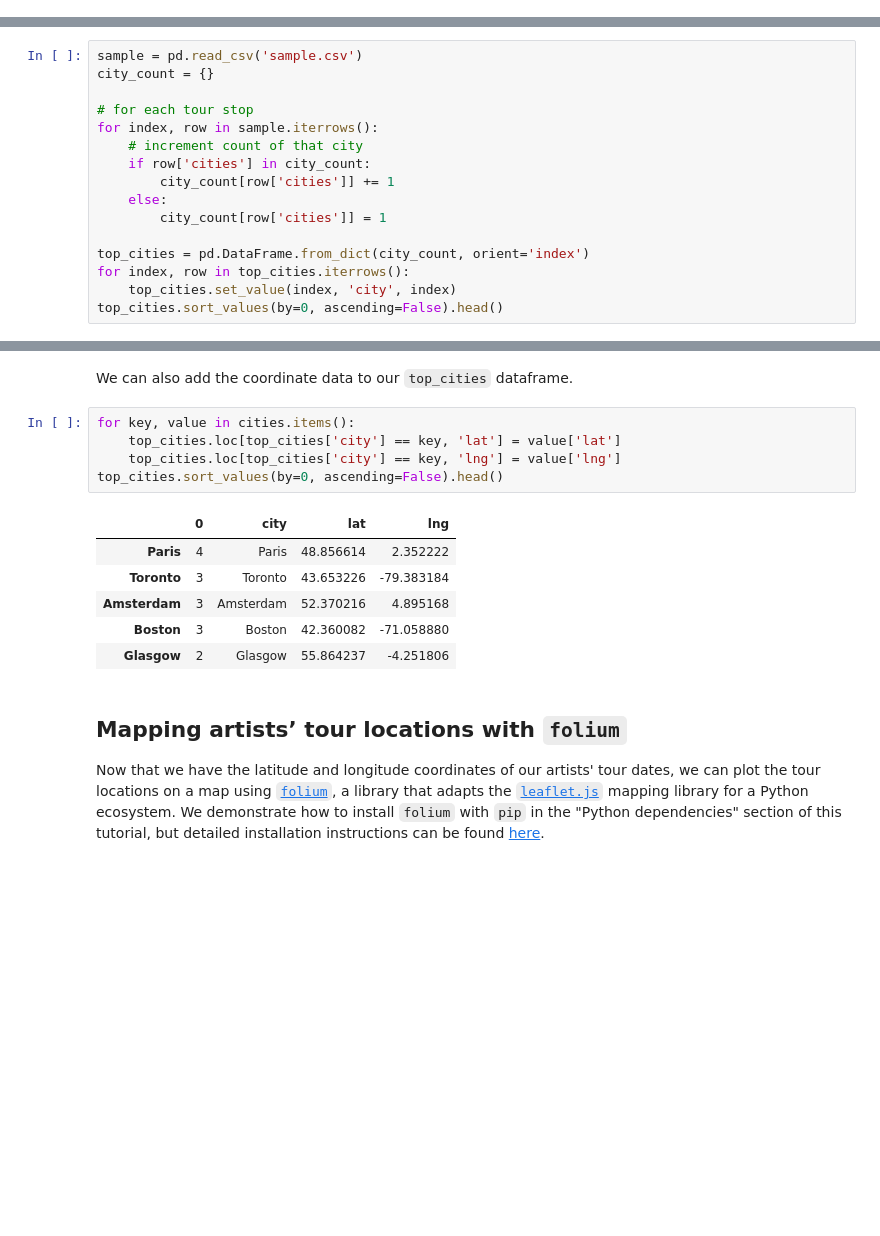
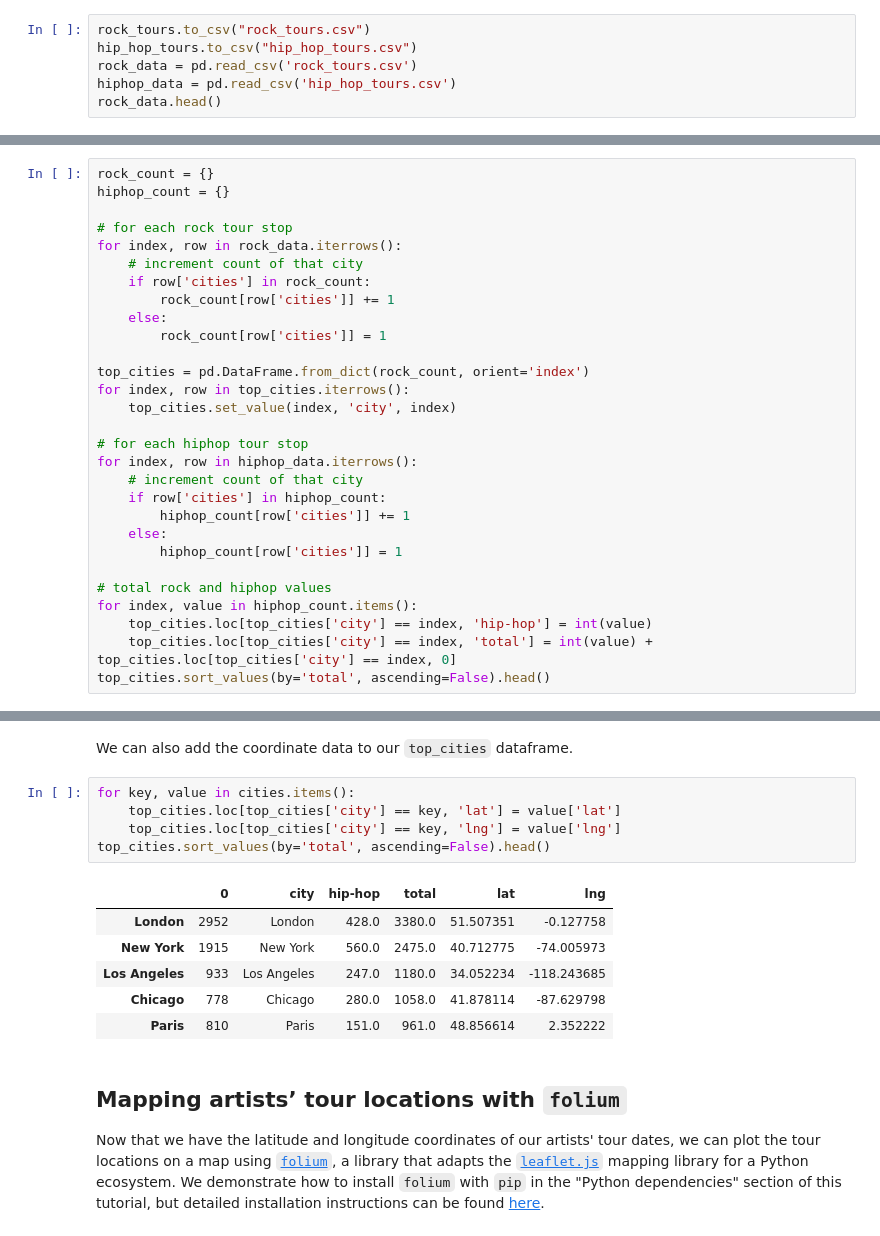
Before and after one commit to jagluck/MusicTutorial, a Jupyter notebook: musictutorial.ipynb, the cells around one changed output, grey strips where cells are left out. Drawn from its saved outputs; the diff is of its cells as text; blank space fills up the shorter version.

```diff
--- a/musictutorial.ipynb
+++ b/musictutorial.ipynb
@@ -78,0 +240,6 @@ setlist.fm is a website that collects the setlists of music artists' live perfor
+# %%
+rock_tours.to_csv("rock_tours.csv")
+hip_hop_tours.to_csv("hip_hop_tours.csv")
+rock_data = pd.read_csv('rock_tours.csv')
+hiphop_data = pd.read_csv('hip_hop_tours.csv')
+rock_data.head()
@@ -80,19 +263,32 @@ setlist.fm is a website that collects the setlists of music artists' live perfor
 ## Determine top cities
 Count the number of tour dates that have occurred in each city that appears in the data. We will use this information later to calculate percentages of rock vs. hip-hop concerts.
 # %%
-sample = pd.read_csv('sample.csv')
-city_count = {}
+rock_count = {}
+hiphop_count = {}
 
-# for each tour stop
-for index, row in sample.iterrows():
+# for each rock tour stop
+for index, row in rock_data.iterrows():
     # increment count of that city
-    if row['cities'] in city_count:
-        city_count[row['cities']] += 1
+    if row['cities'] in rock_count:
+        rock_count[row['cities']] += 1
     else:
-        city_count[row['cities']] = 1
+        rock_count[row['cities']] = 1
 
-top_cities = pd.DataFrame.from_dict(city_count, orient='index')
+top_cities = pd.DataFrame.from_dict(rock_count, orient='index')
 for index, row in top_cities.iterrows():
     top_cities.set_value(index, 'city', index)
-top_cities.sort_values(by=0, ascending=False).head()
+
+# for each hiphop tour stop
+for index, row in hiphop_data.iterrows():
+    # increment count of that city
+    if row['cities'] in hiphop_count:
+        hiphop_count[row['cities']] += 1
+    else:
+        hiphop_count[row['cities']] = 1
+
+# total rock and hiphop values
+for index, value in hiphop_count.items():
+    top_cities.loc[top_cities['city'] == index, 'hip-hop'] = int(value)
+    top_cities.loc[top_cities['city'] == index, 'total'] = int(value) + top_cities.loc[top_cities['city'] == index, 0]
+top_cities.sort_values(by='total', ascending=False).head()
 # %% [output]
@@ -139,15 +365,15 @@ We can also add the coordinate data to our `top_cities` dataframe.
 # %%
 for key, value in cities.items():
     top_cities.loc[top_cities['city'] == key, 'lat'] = value['lat']
     top_cities.loc[top_cities['city'] == key, 'lng'] = value['lng']
-top_cities.sort_values(by=0, ascending=False).head()
+top_cities.sort_values(by='total', ascending=False).head()
 # %% [output]
-|  | 0 | city | lat | lng |
-| Paris | 4 | Paris | 48.856614 | 2.352222 |
-| Toronto | 3 | Toronto | 43.653226 | -79.383184 |
-| Amsterdam | 3 | Amsterdam | 52.370216 | 4.895168 |
-| Boston | 3 | Boston | 42.360082 | -71.058880 |
-| Glasgow | 2 | Glasgow | 55.864237 | -4.251806 |
+|  | 0 | city | hip-hop | total | lat | lng |
+| London | 2952 | London | 428.0 | 3380.0 | 51.507351 | -0.127758 |
+| New York | 1915 | New York | 560.0 | 2475.0 | 40.712775 | -74.005973 |
+| Los Angeles | 933 | Los Angeles | 247.0 | 1180.0 | 34.052234 | -118.243685 |
+| Chicago | 778 | Chicago | 280.0 | 1058.0 | 41.878114 | -87.629798 |
+| Paris | 810 | Paris | 151.0 | 961.0 | 48.856614 | 2.352222 |
 # %% [markdown]
 ## Mapping artists’ tour locations with `folium`
 Now that we have the latitude and longitude coordinates of our artists' tour dates, we can plot the tour locations on a map using [`folium`](http://python-visualization.github.io/folium/docs-master/), a library that adapts the [`leaflet.js`](http://leafletjs.com/) mapping library for a Python ecosystem. We demonstrate how to install `folium` with `pip` in the "Python dependencies" section of this tutorial, but detailed installation instructions can be found [here](http://python-visualization.github.io/folium/docs-master/installing.html#installation).
```
Also changed, not shown: parts of 22 cells of this notebook.
